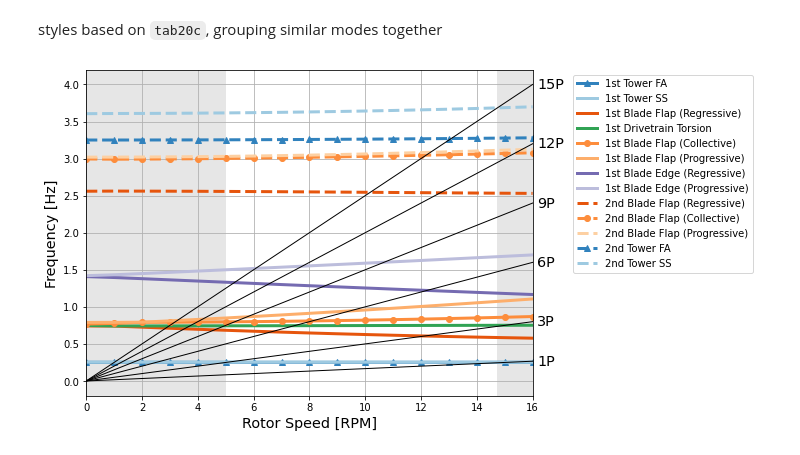
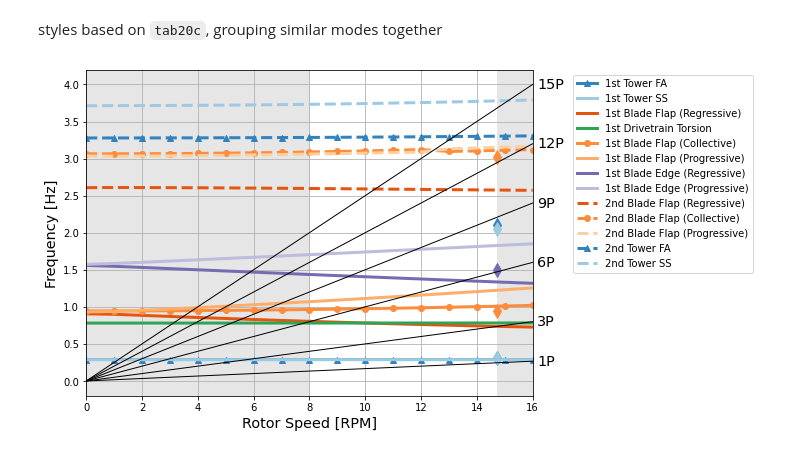
Before and after one commit to NREL/openfast-turbine-models, a Jupyter notebook: IEA-scaled/NREL-1.7-103/linearization/NREL-1.7-103_Campbell_diagram.ipynb, the cells around one changed output. Saved outputs shown, nothing was run; the diff lists cells and outputs as text; code cells hidden in the pictures.

Commit message:
Update linearization scripts and Campbell diagram notebook

```diff
--- a/IEA-scaled/NREL-1.7-103/linearization/NREL-1.7-103_Campbell_diagram.ipynb
+++ b/IEA-scaled/NREL-1.7-103/linearization/NREL-1.7-103_Campbell_diagram.ipynb
@@ -21,6 +21,6 @@ design_tower_ss_freqs = [0.2709746,  2.25529807, 4.58439115]
 to guess at modes
 # %%
-fstFiles = glob.glob('output/*.fst')
+fstFiles = glob.glob('outputs/*.fst')
 fstFiles.sort()
 OP, Freq, Damp, UnMapped, ModeData, modeID_file = lin.postproCampbell(fstFiles, BladeLen, TowerLen)
 # %% [output]
@@ -62,10 +63,13 @@ GenTorque = GenTorque.fillna(method='ffill')
 # %%
-df = pd.read_csv('MBC_natural_frequencies.csv',header=None)
-rotor_speeds = df.index.values * rotor_speed_step
-rotor_speeds_Hz = rotor_speeds / 60.
-df = df.set_index(rotor_speeds)
-df = df[np.arange(0,len(df.columns),2)] # modes are duplicated b/c of complex conjugates
-df.columns = np.arange(len(df.columns))
+# df = pd.read_csv('MBC_natural_frequencies.csv',header=None)
+# rotor_speeds = df.index.values * rotor_speed_step
+# rotor_speeds_Hz = rotor_speeds / 60.
+# df = df.set_index(rotor_speeds)
+# df = df[np.arange(0,len(df.columns),2)] # modes are duplicated b/c of complex conjugates
+# df.columns = np.arange(len(df.columns))
+# %%
+rotor_speeds = Freq.index
+rotor_speeds_Hz = rotor_speeds / 60.
 # %% [markdown]
 ## final Campbell diagram
 # %% [markdown]
@@ -90,39 +94,54 @@ modes_styles = {
 # %%
 fig,ax = plt.subplots(figsize=(8,6))
 
 # static natural frequencies (from WISDEM)
-# ax.plot(0,design_tower_ss_freqs[0],'k>',markersize=14)
-# ax.plot(0,design_tower_fa_freqs[0],'k>',markersize=14)
-# ax.plot(0,design_flap_freqs[0],'k>',markersize=14)
-# ax.plot(0,design_edge_freqs[0],'k>',markersize=14)
-# ax.plot(0,design_flap_freqs[1],'k>',markersize=14)
-# ax.plot(0,design_tower_ss_freqs[1],'k>',markersize=14)
-# ax.plot(0,design_tower_fa_freqs[1],'k>',markersize=14)
+ratedRPM = op.index.max()
+markersize = 10
+ax.plot(ratedRPM, design_tower_fa_freqs[0],'d',markersize=markersize,
+        color=modes_styles['1st Tower FA']['color'])
+ax.plot(ratedRPM, design_tower_ss_freqs[0],'d',markersize=markersize,
+        color=modes_styles['1st Tower SS']['color'])
+ax.plot(ratedRPM, design_flap_freqs[0],'d',markersize=markersize,
+        color=modes_styles['1st Blade Flap (Collective)']['color'])
+ax.plot(ratedRPM, design_edge_freqs[0],'d',markersize=markersize,
+        color=tab20c_colors[12])
+ax.plot(ratedRPM, design_flap_freqs[1],'d',markersize=markersize,
+        color=modes_styles['2nd Blade Flap (Collective)']['color'])
+ax.plot(ratedRPM, design_tower_fa_freqs[1],'d',markersize=markersize,
+        color=modes_styles['2nd Tower FA']['color'])
+ax.plot(ratedRPM, design_tower_ss_freqs[1],'d',markersize=markersize,
+        color=modes_styles['2nd Tower SS']['color'])
 
+
+# plot modes
 #df.plot(ax=ax,marker='o') # uniform marker style, marker cycle ignored
 #ax.get_legend().remove()
 
-# plot modes
-for (i,mode),(name,style) in zip(df.iteritems(),
-                                 modes_styles.items()):
-    ax.plot(mode.index, mode, lw=3, label=name, **style)
+# for (i,mode),(name,style) in zip(df.iteritems(),
+#                                  modes_styles.items()):
+#     ax.plot(mode.index, mode, lw=3, label=name, **style)
+
+for mode,style in modes_styles.items():
+    df = Freq[mode.replace(' ','_')]
+    ax.plot(df.index, df, lw=3, label=mode, **style)
 
 # fan plot
 for n in [1,3,6,9,12,15]:
     ax.plot(rotor_speeds, n*rotor_speeds_Hz, 'k-', lw=1)
     ax.text(1.01*rotor_speeds[-1], n*rotor_speeds_Hz[-1], f'{n}P',
             fontsize='x-large', verticalalignment='center')
+
 # indicate operational range
 ax.axvspan(rotor_speeds[0], op.index.min(), color='0.9')
 ax.axvspan(op.index.max(), rotor_speeds[-1], color='0.9')
 
 # other formatting
 ax.set_xlim((rotor_speeds[0],rotor_speeds[-1]))
 ax.grid()
 ax.legend(loc='upper left',bbox_to_anchor=(1.08,1))
 ax.set_xlabel('Rotor Speed [RPM]',fontsize='x-large')
 ax.set_ylabel('Frequency [Hz]',fontsize='x-large')
 
 fig.savefig(f'{prefix}_Campbell_diagram.png',bbox_inches='tight')
 # %% [output]
-[figure, old version]
+[figure, new version]
```
Also changed, not shown: parts of 7 cells of this notebook, 3 other files.
